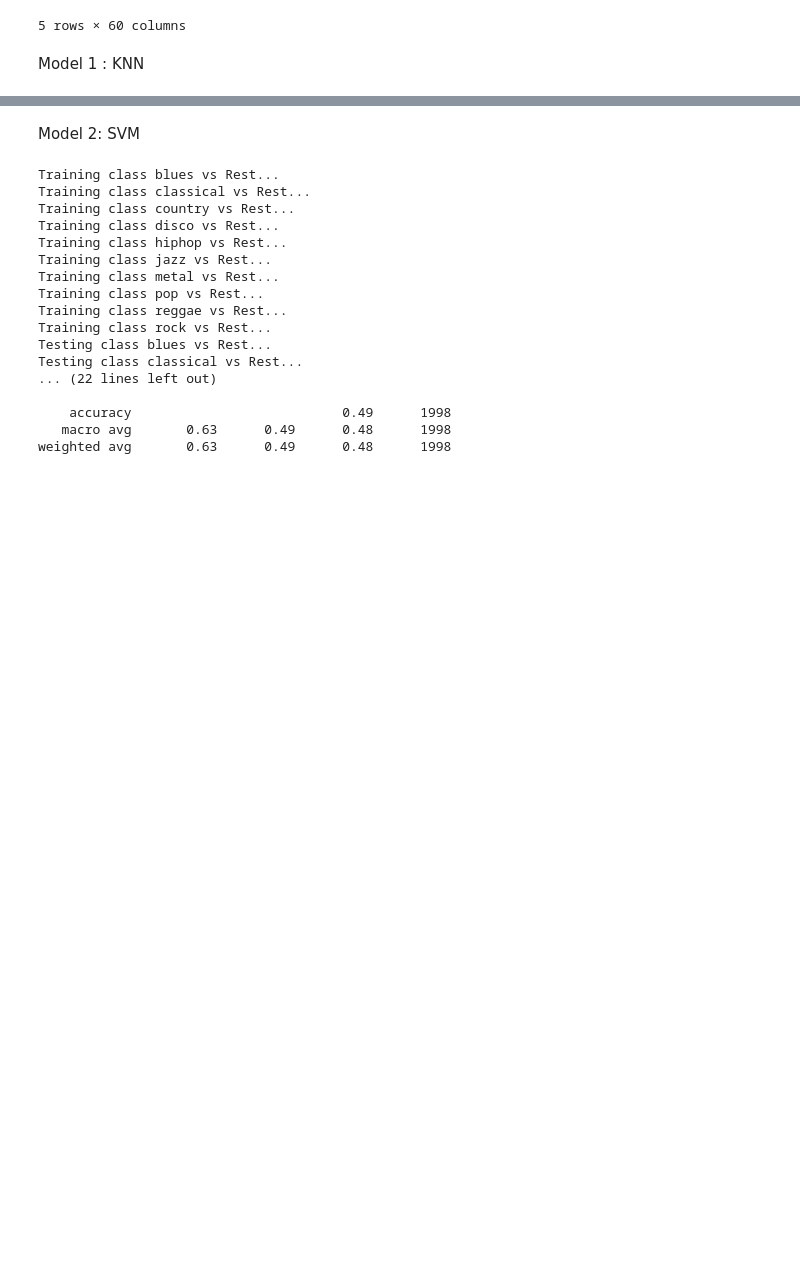
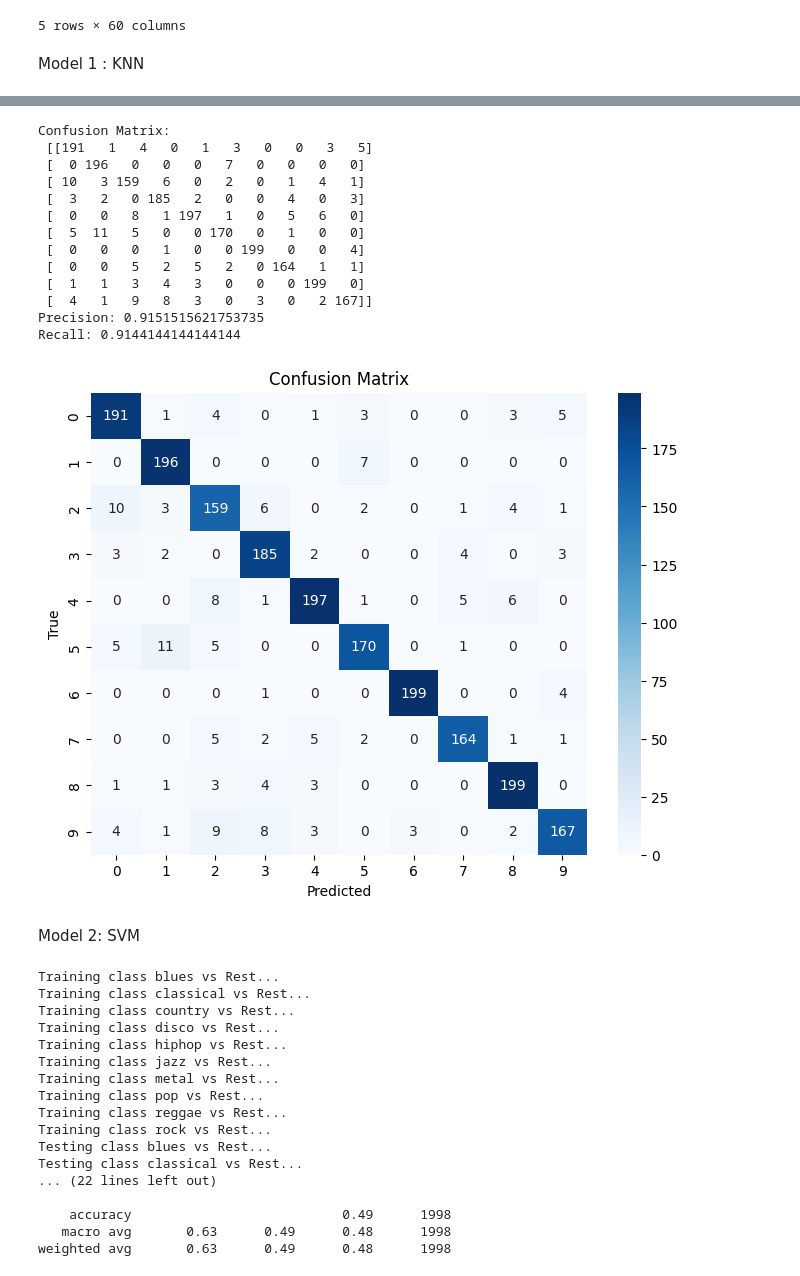
Before and after one commit to Swarnava100/BlindMan_SmartStick, a Jupyter notebook: Music_Genre_Classification.ipynb, the cells around one changed output, grey strips where cells are left out. Drawn from its saved outputs; the diff is of its cells as text; code cells hidden in the pictures; blank space fills up the shorter version.

```diff
--- a/Music_Genre_Classification.ipynb
+++ b/Music_Genre_Classification.ipynb
@@ -132,3 +115,50 @@ Text(0.5, 1.0, 'KNN Training Accuracy for Different k Values')
+# %%
+
+import matplotlib.pyplot as plt
+from sklearn.metrics import confusion_matrix, precision_score, recall_score
+
+# Example: y_pred = predict_all_points(X_train, y_train, X_test, k=3)
+
+
+# Example predictions (replace with your actual predictions):
+k = 3
+y_pred = predict_all_points(X_train, y_train, X_test, k)
+
+
+# Confusion Matrix
+cm = confusion_matrix(y_test, y_pred)
+print("Confusion Matrix:\n", cm)
+
+# Precision
+precision = precision_score(y_test, y_pred, average='weighted') # Use 'weighted' or other averaging method as needed.
+print(f"Precision: {precision}")
+
+# Recall
+recall = recall_score(y_test, y_pred, average='weighted') # Use 'weighted' or other averaging method as needed.
+print(f"Recall: {recall}")
+
+# Plotting the confusion matrix (optional)
+plt.figure(figsize=(8, 6))
+sns.heatmap(cm, annot=True, fmt="d", cmap="Blues")
+plt.xlabel("Predicted")
+plt.ylabel("True")
+plt.title("Confusion Matrix")
+plt.show()
+# %% [output]
+Confusion Matrix:
+ [[191   1   4   0   1   3   0   0   3   5]
+ [  0 196   0   0   0   7   0   0   0   0]
+ [ 10   3 159   6   0   2   0   1   4   1]
+ [  3   2   0 185   2   0   0   4   0   3]
+ [  0   0   8   1 197   1   0   5   6   0]
+ [  5  11   5   0   0 170   0   1   0   0]
+ [  0   0   0   1   0   0 199   0   0   4]
+ [  0   0   5   2   5   2   0 164   1   1]
+ [  1   1   3   4   3   0   0   0 199   0]
+ [  4   1   9   8   3   0   3   0   2 167]]
+Precision: 0.9151515621753735
+Recall: 0.9144144144144144
+[figure, added]
 # %% [markdown]
 Model 2: SVM
 # %%
```
Also changed, not shown: parts of 7 cells of this notebook.
